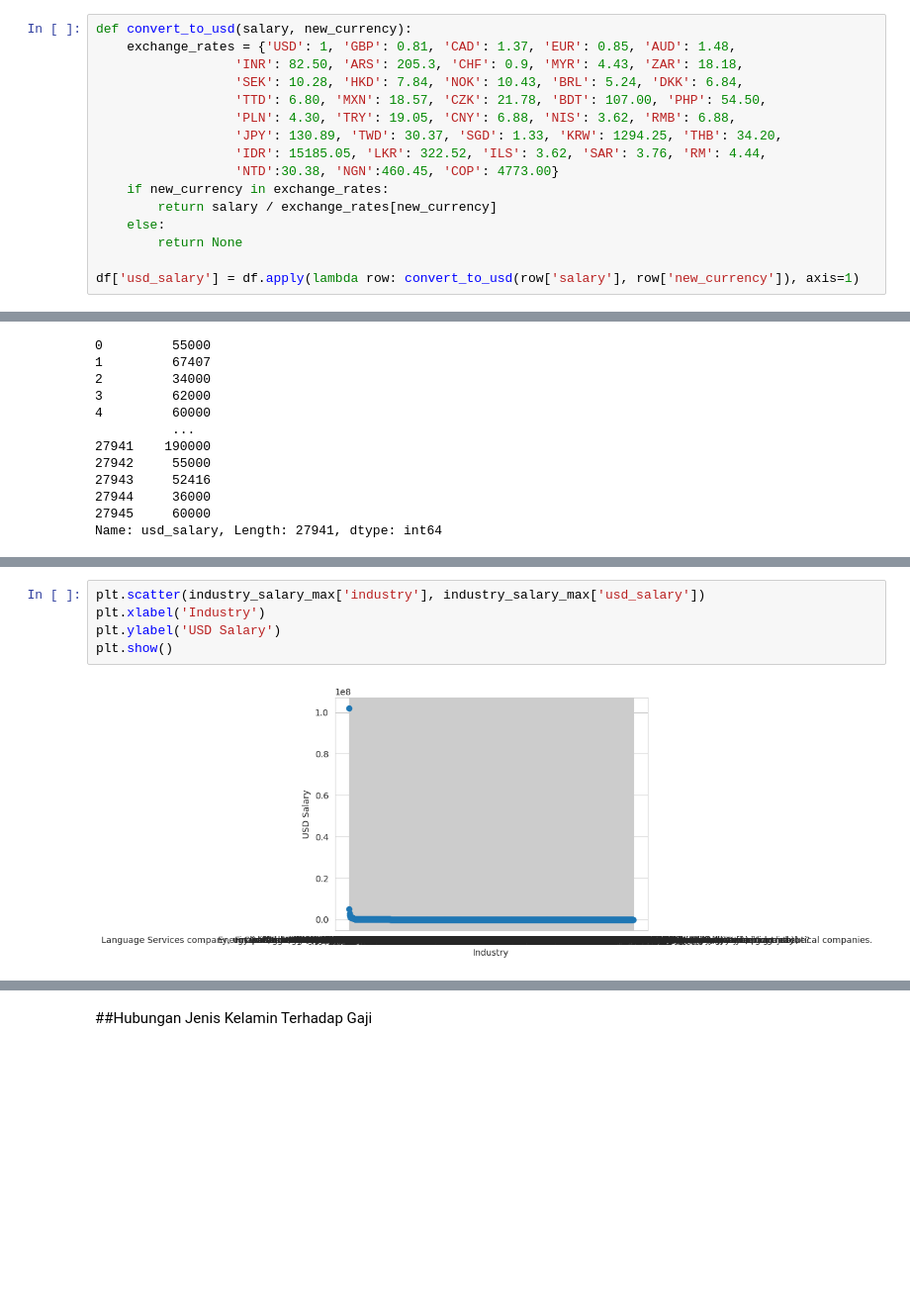
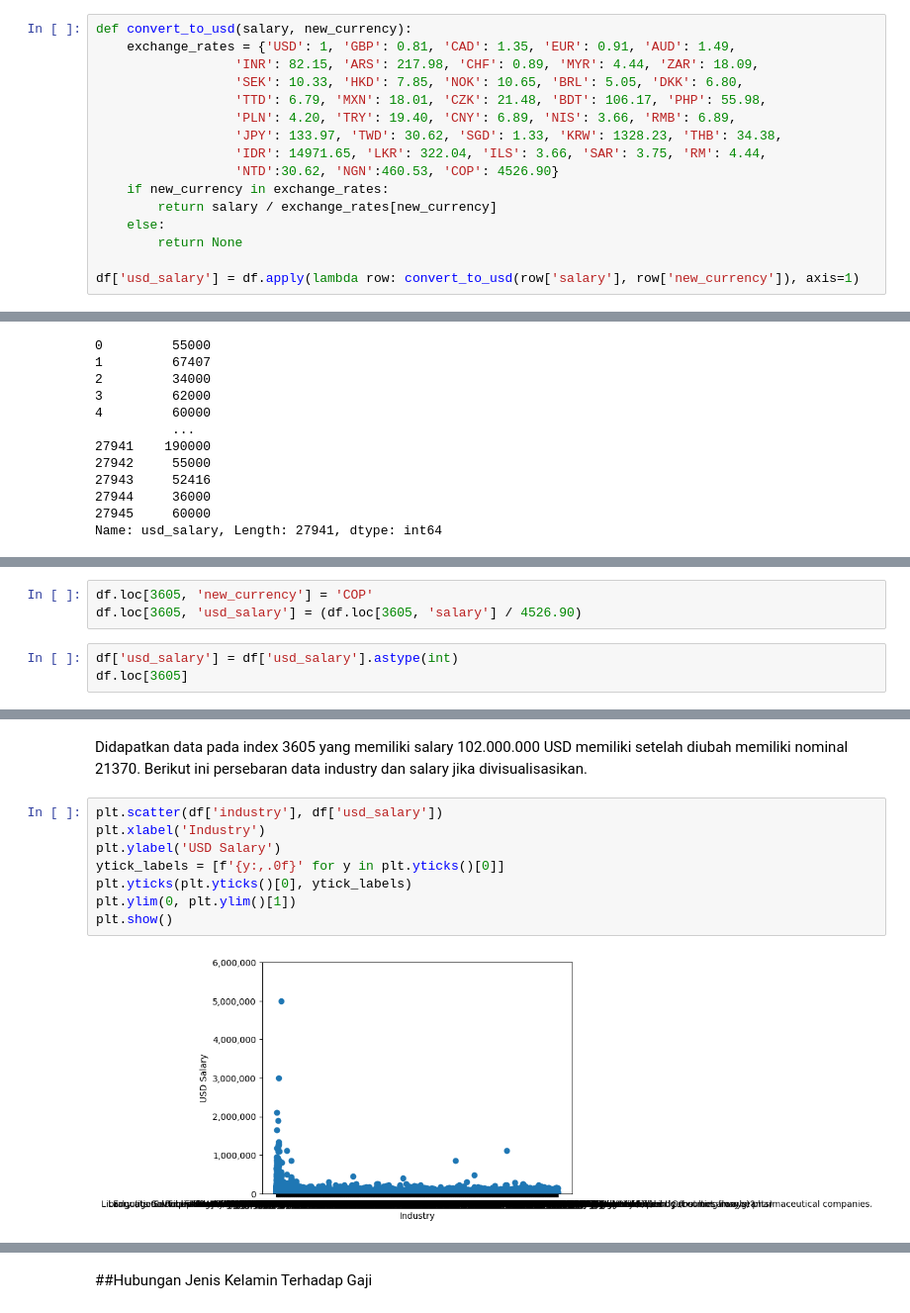
Before and after one commit to hridayanikaruna/SalaryAnalysis, a Jupyter notebook: Salary_Analysis.ipynb, the cells around one changed output, grey strips where cells are left out. Shown at 99% size. Drawn from its saved outputs; the diff is of its cells as text; blank space fills up the shorter version.

```diff
--- a/Salary_Analysis.ipynb
+++ b/Salary_Analysis.ipynb
@@ -492,13 +839,13 @@ Setelah dibersihkan, data currency jadi lebih rapi dan seragam.
 # %%
 def convert_to_usd(salary, new_currency):
-    exchange_rates = {'USD': 1, 'GBP': 0.81, 'CAD': 1.37, 'EUR': 0.85, 'AUD': 1.48,
-                  'INR': 82.50, 'ARS': 205.3, 'CHF': 0.9, 'MYR': 4.43, 'ZAR': 18.18,
-                  'SEK': 10.28, 'HKD': 7.84, 'NOK': 10.43, 'BRL': 5.24, 'DKK': 6.84,
-                  'TTD': 6.80, 'MXN': 18.57, 'CZK': 21.78, 'BDT': 107.00, 'PHP': 54.50,
-                  'PLN': 4.30, 'TRY': 19.05, 'CNY': 6.88, 'NIS': 3.62, 'RMB': 6.88,
-                  'JPY': 130.89, 'TWD': 30.37, 'SGD': 1.33, 'KRW': 1294.25, 'THB': 34.20,
-                  'IDR': 15185.05, 'LKR': 322.52, 'ILS': 3.62, 'SAR': 3.76, 'RM': 4.44,
-                  'NTD':30.38, 'NGN':460.45, 'COP': 4773.00}
+    exchange_rates = {'USD': 1, 'GBP': 0.81, 'CAD': 1.35, 'EUR': 0.91, 'AUD': 1.49,
+                  'INR': 82.15, 'ARS': 217.98, 'CHF': 0.89, 'MYR': 4.44, 'ZAR': 18.09,
+                  'SEK': 10.33, 'HKD': 7.85, 'NOK': 10.65, 'BRL': 5.05, 'DKK': 6.80,
+                  'TTD': 6.79, 'MXN': 18.01, 'CZK': 21.48, 'BDT': 106.17, 'PHP': 55.98,
+                  'PLN': 4.20, 'TRY': 19.40, 'CNY': 6.89, 'NIS': 3.66, 'RMB': 6.89,
+                  'JPY': 133.97, 'TWD': 30.62, 'SGD': 1.33, 'KRW': 1328.23, 'THB': 34.38,
+                  'IDR': 14971.65, 'LKR': 322.04, 'ILS': 3.66, 'SAR': 3.75, 'RM': 4.44,
+                  'NTD':30.62, 'NGN':460.53, 'COP': 4526.90}
     if new_currency in exchange_rates:
         return salary / exchange_rates[new_currency]
     else:
@@ -598,0 +980,6 @@ industry_salary_max
+# %%
+df.loc[3605, 'new_currency'] = 'COP'
+df.loc[3605, 'usd_salary'] = (df.loc[3605, 'salary'] / 4526.90)
+# %%
+df['usd_salary'] = df['usd_salary'].astype(int)
+df.loc[3605]
@@ -599,7 +1004,12 @@ industry_salary_max
+# %% [markdown]
+Didapatkan data pada index 3605 yang memiliki salary 102.000.000 USD  memiliki setelah diubah memiliki nominal 21370. Berikut ini persebaran data industry dan salary jika divisualisasikan.
 # %%
-plt.scatter(industry_salary_max['industry'], industry_salary_max['usd_salary'])
+plt.scatter(df['industry'], df['usd_salary'])
 plt.xlabel('Industry')
 plt.ylabel('USD Salary')
+ytick_labels = [f'{y:,.0f}' for y in plt.yticks()[0]]
+plt.yticks(plt.yticks()[0], ytick_labels)
+plt.ylim(0, plt.ylim()[1])
 plt.show()
 # %% [output]
-[figure, old version]
+[figure, new version]
```
Also changed, not shown: parts of 255 cells of this notebook.
